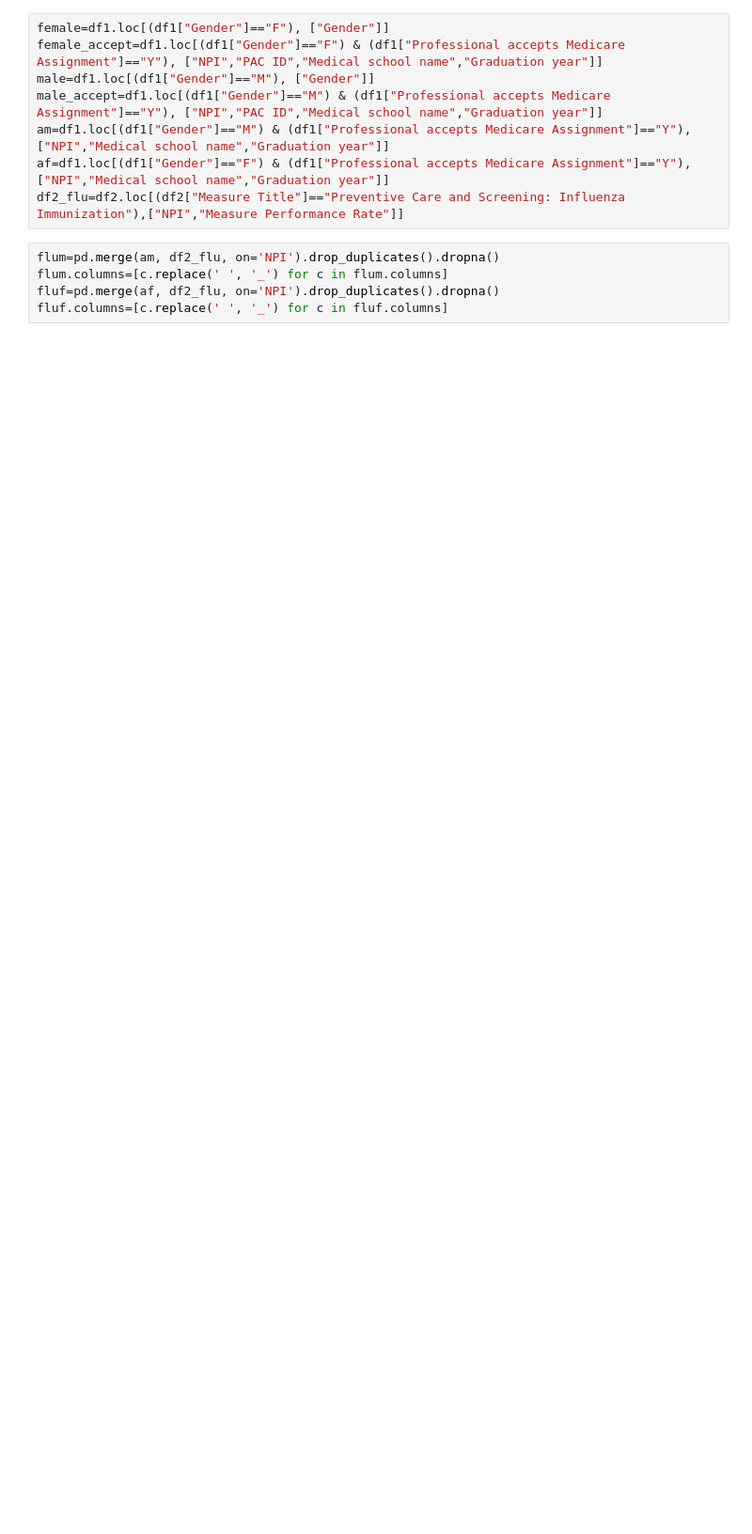
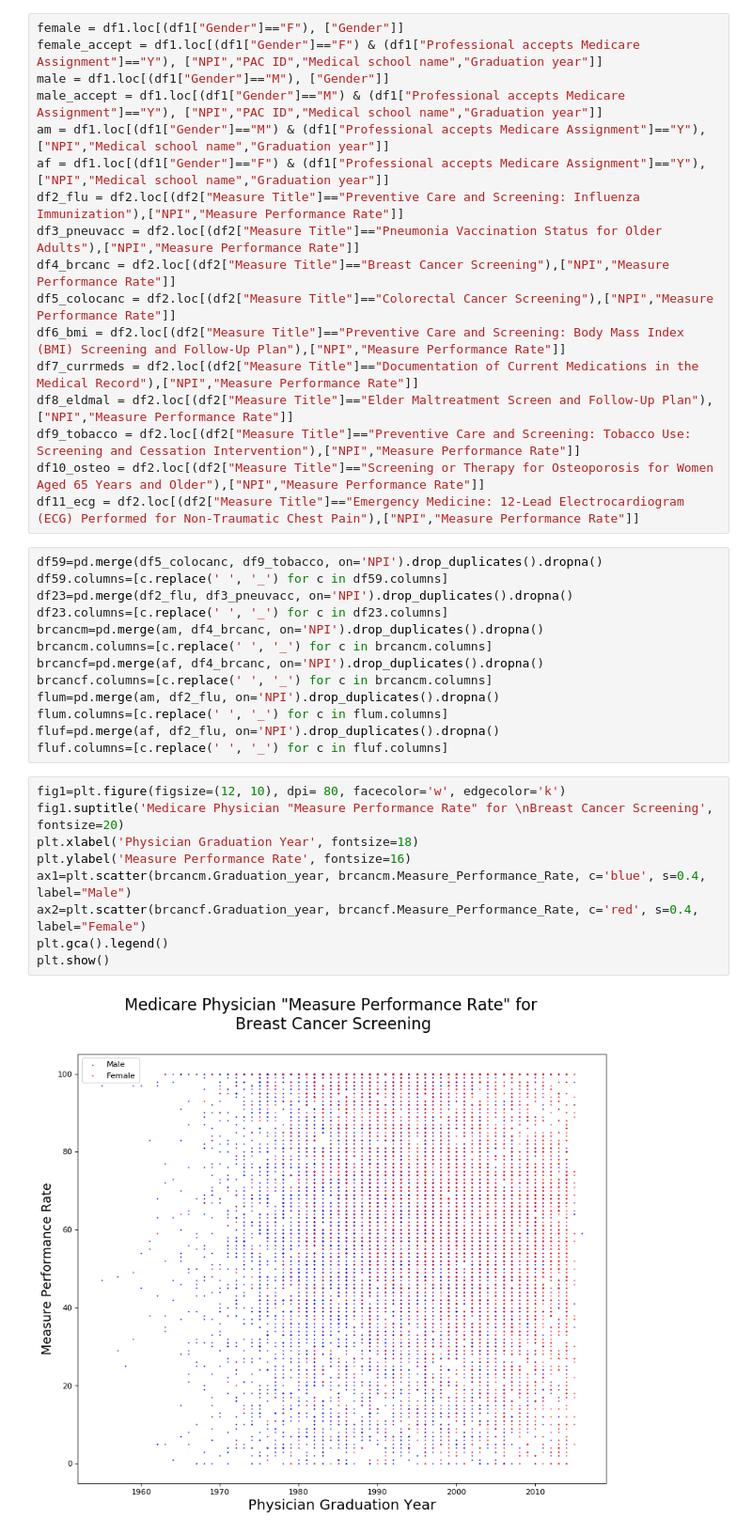
Before and after one commit to scottjn/jnscott_tdi, a Jupyter notebook: jnscott_tdi_medicare.ipynb, the cells around one changed output. Shown at 94% size. Cells and saved outputs as stored; diff of their text form; blank space fills up the shorter version.

```diff
--- a/jnscott_tdi_medicare.ipynb
+++ b/jnscott_tdi_medicare.ipynb
@@ -10,13 +13,41 @@ df2 = pd.read_csv("C:/Users/Huawei/Physician_Compare_2015_Individual_EP_Public_R
 # %%
-female=df1.loc[(df1["Gender"]=="F"), ["Gender"]]
-female_accept=df1.loc[(df1["Gender"]=="F") & (df1["Professional accepts Medicare Assignment"]=="Y"), ["NPI","PAC ID","Medical school name","Graduation year"]]
-male=df1.loc[(df1["Gender"]=="M"), ["Gender"]]
-male_accept=df1.loc[(df1["Gender"]=="M") & (df1["Professional accepts Medicare Assignment"]=="Y"), ["NPI","PAC ID","Medical school name","Graduation year"]]
-am=df1.loc[(df1["Gender"]=="M") & (df1["Professional accepts Medicare Assignment"]=="Y"), ["NPI","Medical school name","Graduation year"]]
-af=df1.loc[(df1["Gender"]=="F") & (df1["Professional accepts Medicare Assignment"]=="Y"), ["NPI","Medical school name","Graduation year"]]
-df2_flu=df2.loc[(df2["Measure Title"]=="Preventive Care and Screening: Influenza Immunization"),["NPI","Measure Performance Rate"]]
+female = df1.loc[(df1["Gender"]=="F"), ["Gender"]]
+female_accept = df1.loc[(df1["Gender"]=="F") & (df1["Professional accepts Medicare Assignment"]=="Y"), ["NPI","PAC ID","Medical school name","Graduation year"]]
+male = df1.loc[(df1["Gender"]=="M"), ["Gender"]]
+male_accept = df1.loc[(df1["Gender"]=="M") & (df1["Professional accepts Medicare Assignment"]=="Y"), ["NPI","PAC ID","Medical school name","Graduation year"]]
+am = df1.loc[(df1["Gender"]=="M") & (df1["Professional accepts Medicare Assignment"]=="Y"), ["NPI","Medical school name","Graduation year"]]
+af = df1.loc[(df1["Gender"]=="F") & (df1["Professional accepts Medicare Assignment"]=="Y"), ["NPI","Medical school name","Graduation year"]]
+df2_flu = df2.loc[(df2["Measure Title"]=="Preventive Care and Screening: Influenza Immunization"),["NPI","Measure Performance Rate"]]
+df3_pneuvacc = df2.loc[(df2["Measure Title"]=="Pneumonia Vaccination Status for Older Adults"),["NPI","Measure Performance Rate"]]
+df4_brcanc = df2.loc[(df2["Measure Title"]=="Breast Cancer Screening"),["NPI","Measure Performance Rate"]]
+df5_colocanc = df2.loc[(df2["Measure Title"]=="Colorectal Cancer Screening"),["NPI","Measure Performance Rate"]]
+df6_bmi = df2.loc[(df2["Measure Title"]=="Preventive Care and Screening: Body Mass Index (BMI) Screening and Follow-Up Plan"),["NPI","Measure Performance Rate"]]
+df7_currmeds = df2.loc[(df2["Measure Title"]=="Documentation of Current Medications in the Medical Record"),["NPI","Measure Performance Rate"]]
+df8_eldmal = df2.loc[(df2["Measure Title"]=="Elder Maltreatment Screen and Follow-Up Plan"),["NPI","Measure Performance Rate"]]
+df9_tobacco = df2.loc[(df2["Measure Title"]=="Preventive Care and Screening: Tobacco Use: Screening and Cessation Intervention"),["NPI","Measure Performance Rate"]]
+df10_osteo = df2.loc[(df2["Measure Title"]=="Screening or Therapy for Osteoporosis for Women Aged 65 Years and Older"),["NPI","Measure Performance Rate"]]
+df11_ecg = df2.loc[(df2["Measure Title"]=="Emergency Medicine: 12-Lead Electrocardiogram (ECG) Performed for Non-Traumatic Chest Pain"),["NPI","Measure Performance Rate"]]
 # %%
+df59=pd.merge(df5_colocanc, df9_tobacco, on='NPI').drop_duplicates().dropna()
+df59.columns=[c.replace(' ', '_') for c in df59.columns]
+df23=pd.merge(df2_flu, df3_pneuvacc, on='NPI').drop_duplicates().dropna()
+df23.columns=[c.replace(' ', '_') for c in df23.columns]
+brcancm=pd.merge(am, df4_brcanc, on='NPI').drop_duplicates().dropna()
+brcancm.columns=[c.replace(' ', '_') for c in brcancm.columns]
+brcancf=pd.merge(af, df4_brcanc, on='NPI').drop_duplicates().dropna()
+brcancf.columns=[c.replace(' ', '_') for c in brcancm.columns]
 flum=pd.merge(am, df2_flu, on='NPI').drop_duplicates().dropna()
 flum.columns=[c.replace(' ', '_') for c in flum.columns]
 fluf=pd.merge(af, df2_flu, on='NPI').drop_duplicates().dropna()
 fluf.columns=[c.replace(' ', '_') for c in fluf.columns]
+# %%
+fig1=plt.figure(figsize=(12, 10), dpi= 80, facecolor='w', edgecolor='k')
+fig1.suptitle('Medicare Physician "Measure Performance Rate" for \nBreast Cancer Screening', fontsize=20)
+plt.xlabel('Physician Graduation Year', fontsize=18)
+plt.ylabel('Measure Performance Rate', fontsize=16)
+ax1=plt.scatter(brcancm.Graduation_year, brcancm.Measure_Performance_Rate, c='blue', s=0.4, label="Male")
+ax2=plt.scatter(brcancf.Graduation_year, brcancf.Measure_Performance_Rate, c='red', s=0.4, label="Female")
+plt.gca().legend()
+plt.show()
+# %% [output]
+[figure, added]
```
Also changed, not shown: parts of 8 cells of this notebook.
